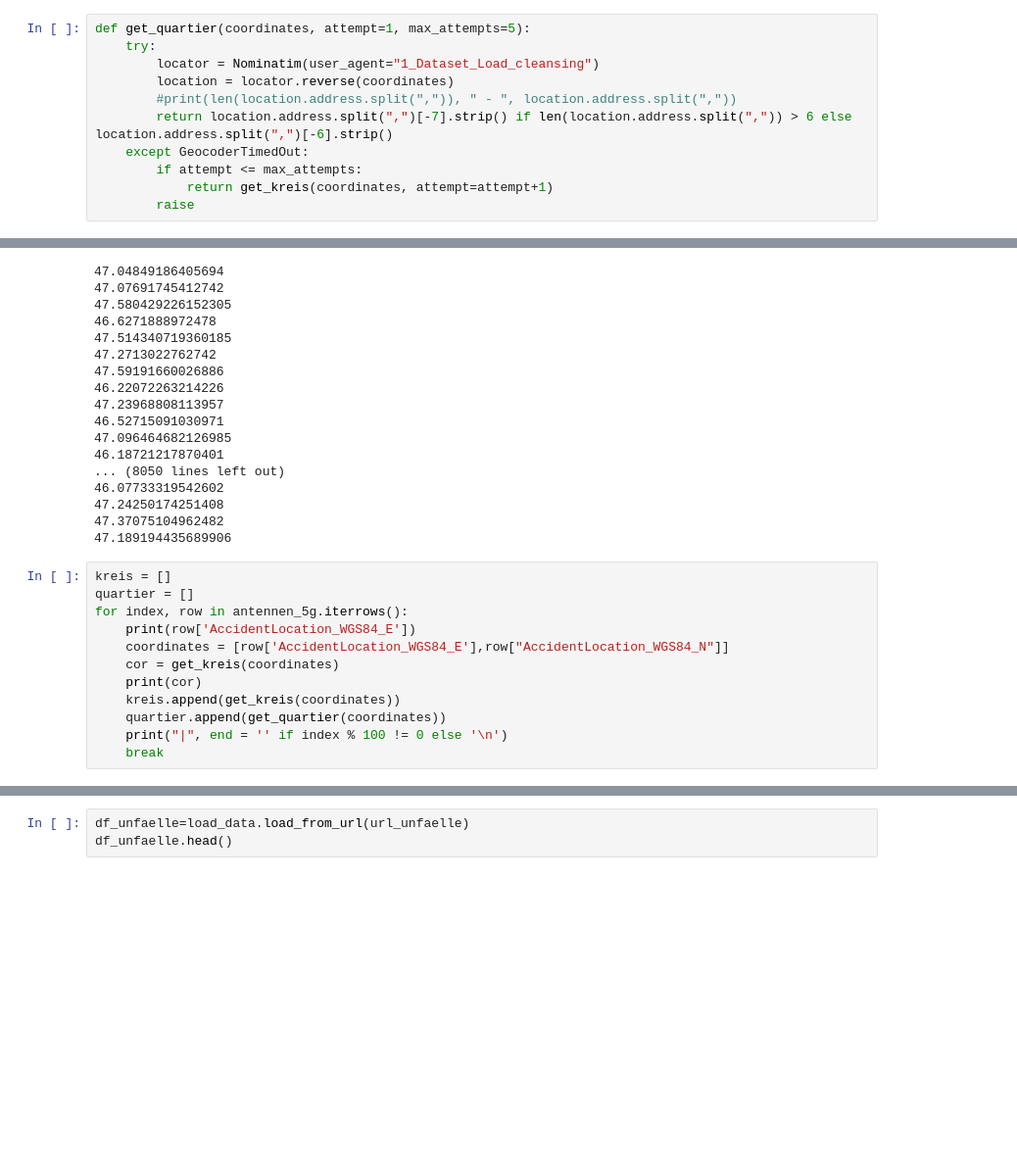
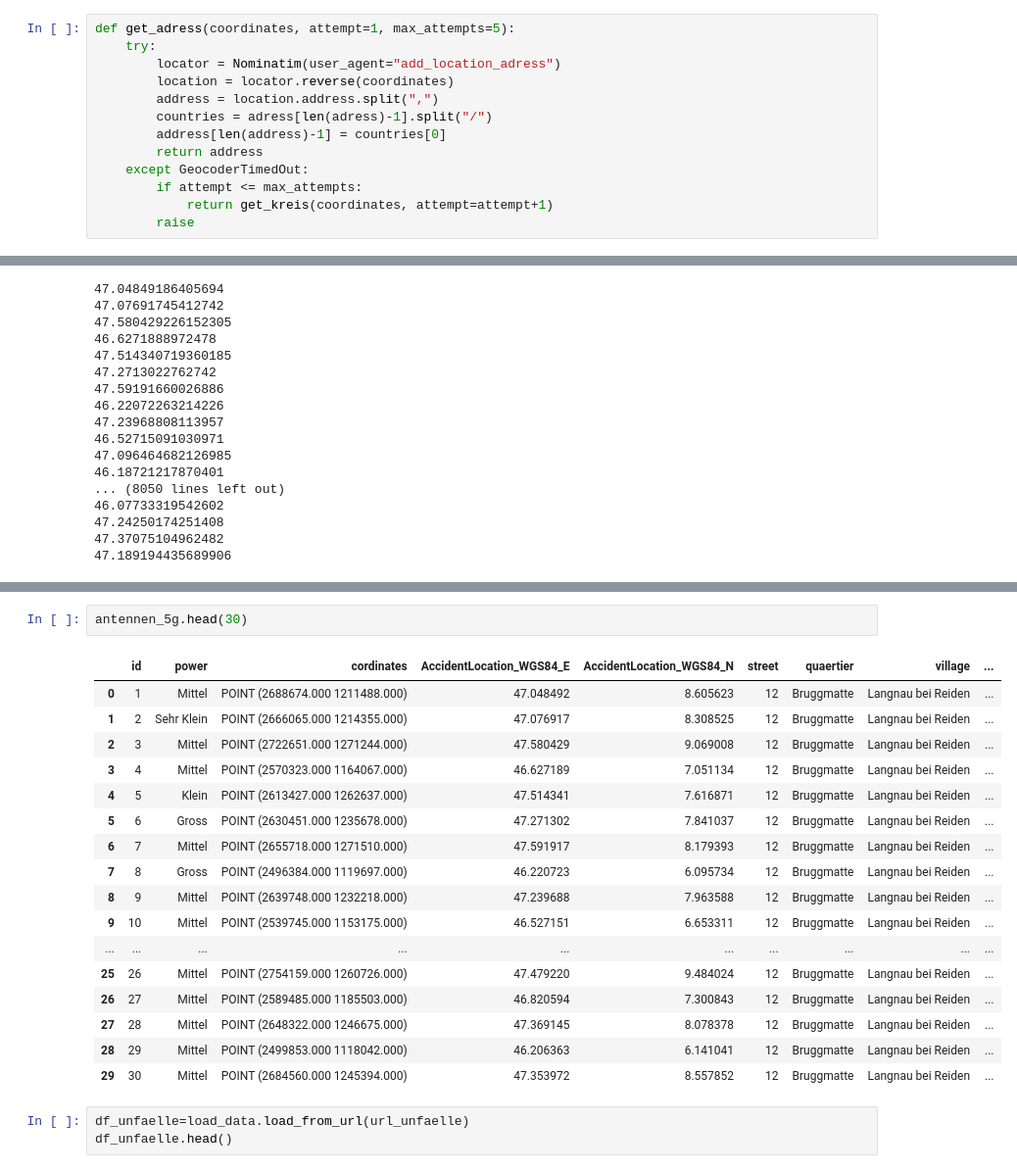
Before and after one commit to nikzhaw/haltestellen, a Jupyter notebook: group_load.ipynb, the cells around one changed output, grey strips where cells are left out. Shown at 98% size. Saved outputs shown, nothing was run; the diff lists cells and outputs as text; blank space fills up the shorter version.

Commit message:
revormat adress

```diff
--- a/group_load.ipynb
+++ b/group_load.ipynb
@@ -272,12 +239,14 @@ def get_kreis(coordinates, attempt=1, max_attempts=5):
 # %% [output]
 SyntaxError: invalid syntax (3412181519.py, line 11)
 # %%
-def get_quartier(coordinates, attempt=1, max_attempts=5):
+def get_adress(coordinates, attempt=1, max_attempts=5):
     try:
-        locator = Nominatim(user_agent="1_Dataset_Load_cleansing")
+        locator = Nominatim(user_agent="add_location_adress")
         location = locator.reverse(coordinates)
-        #print(len(location.address.split(",")), " - ", location.address.split(","))
-        return location.address.split(",")[-7].strip() if len(location.address.split(",")) > 6 else location.address.split(",")[-6].strip()
+        address = location.address.split(",")
+        countries = adress[len(adress)-1].split("/")
+        address[len(address)-1] = countries[0]
+        return address
     except GeocoderTimedOut:
         if attempt <= max_attempts:
             return get_kreis(coordinates, attempt=attempt+1)
@@ -303,15 +272,3 @@ for index, row in antennen_5g.iterrows():
 47.24250174251408
 47.37075104962482
 47.189194435689906
-# %%
-kreis = []
-quartier = []
-for index, row in antennen_5g.iterrows():
-    print(row['AccidentLocation_WGS84_E'])
-    coordinates = [row['AccidentLocation_WGS84_E'],row["AccidentLocation_WGS84_N"]]
-    cor = get_kreis(coordinates)
-    print(cor)
-    kreis.append(get_kreis(coordinates))
-    quartier.append(get_quartier(coordinates))
-    print("|", end = '' if index % 100 != 0 else '\n')
-    break
@@ -321,3 +365,23 @@ GeocoderUnavailable: HTTPSConnectionPool(host='nominatim.openstreetmap.org', por
+# %%
+antennen_5g.head(30)
+# %% [output]
+|  | id | power | cordinates | AccidentLocation_WGS84_E | AccidentLocation_WGS84_N | street | quaertier | village | ... |
+| 0 | 1 | Mittel | POINT (2688674.000 1211488.000) | 47.048492 | 8.605623 | 12 | Bruggmatte | Langnau bei Reiden | ... |
+| 1 | 2 | Sehr Klein | POINT (2666065.000 1214355.000) | 47.076917 | 8.308525 | 12 | Bruggmatte | Langnau bei Reiden | ... |
+| 2 | 3 | Mittel | POINT (2722651.000 1271244.000) | 47.580429 | 9.069008 | 12 | Bruggmatte | Langnau bei Reiden | ... |
+| 3 | 4 | Mittel | POINT (2570323.000 1164067.000) | 46.627189 | 7.051134 | 12 | Bruggmatte | Langnau bei Reiden | ... |
+| 4 | 5 | Klein | POINT (2613427.000 1262637.000) | 47.514341 | 7.616871 | 12 | Bruggmatte | Langnau bei Reiden | ... |
+| 5 | 6 | Gross | POINT (2630451.000 1235678.000) | 47.271302 | 7.841037 | 12 | Bruggmatte | Langnau bei Reiden | ... |
+| 6 | 7 | Mittel | POINT (2655718.000 1271510.000) | 47.591917 | 8.179393 | 12 | Bruggmatte | Langnau bei Reiden | ... |
+| 7 | 8 | Gross | POINT (2496384.000 1119697.000) | 46.220723 | 6.095734 | 12 | Bruggmatte | Langnau bei Reiden | ... |
+| 8 | 9 | Mittel | POINT (2639748.000 1232218.000) | 47.239688 | 7.963588 | 12 | Bruggmatte | Langnau bei Reiden | ... |
+| 9 | 10 | Mittel | POINT (2539745.000 1153175.000) | 46.527151 | 6.653311 | 12 | Bruggmatte | Langnau bei Reiden | ... |
+| ... | ... | ... | ... | ... | ... | ... | ... | ... | ... |
+| 25 | 26 | Mittel | POINT (2754159.000 1260726.000) | 47.479220 | 9.484024 | 12 | Bruggmatte | Langnau bei Reiden | ... |
+| 26 | 27 | Mittel | POINT (2589485.000 1185503.000) | 46.820594 | 7.300843 | 12 | Bruggmatte | Langnau bei Reiden | ... |
+| 27 | 28 | Mittel | POINT (2648322.000 1246675.000) | 47.369145 | 8.078378 | 12 | Bruggmatte | Langnau bei Reiden | ... |
+| 28 | 29 | Mittel | POINT (2499853.000 1118042.000) | 46.206363 | 6.141041 | 12 | Bruggmatte | Langnau bei Reiden | ... |
+| 29 | 30 | Mittel | POINT (2684560.000 1245394.000) | 47.353972 | 8.557852 | 12 | Bruggmatte | Langnau bei Reiden | ... |
 # %%
 df_unfaelle=load_data.load_from_url(url_unfaelle)
 df_unfaelle.head()
```
Also changed, not shown: parts of 8 cells of this notebook.
